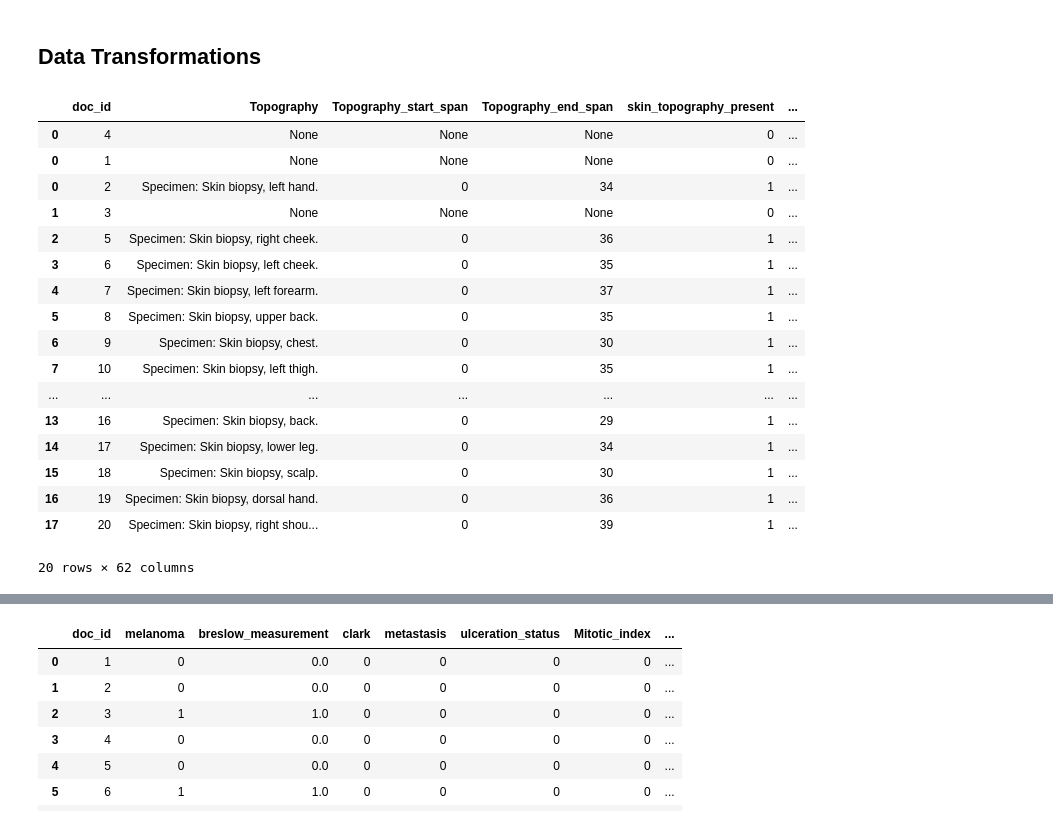
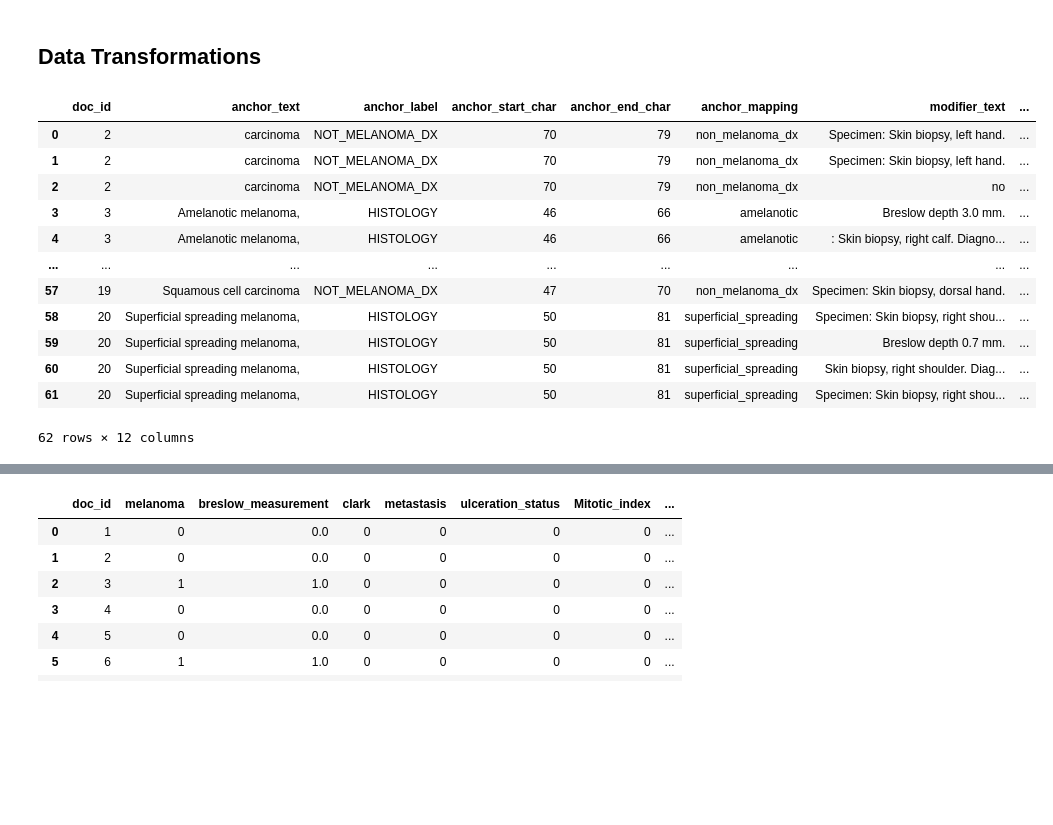
Before and after one commit to VINCI-AppliedNLP/melanoma_NLP, a Jupyter notebook: notebooks/provider_nlp/melanoma_nlp_run_pipeline.ipynb, the cells around one changed output, grey strips where cells are left out. Drawn from its saved outputs; the diff is of its cells as text; code cells hidden in the pictures; blank space fills up the shorter version.

```diff
--- a/notebooks/provider_nlp/melanoma_nlp_run_pipeline.ipynb
+++ b/notebooks/provider_nlp/melanoma_nlp_run_pipeline.ipynb
@@ -78,24 +78,19 @@ Box(children=(HBox(children=(RadioButtons(options=('Ent', 'Dep', 'Both'), value=
 # %%
 # Data will undergo multiple transformations, including pivots, groupings, and some minor changes based on reasoning (See Overview_of_melanoma_pipeline_20250725.doc)
 # You may explore dataframes in earlier stages of transformation within transform_dict
 transform_dict = data_transformation(docIDs=notes_df["docID"].tolist(), docs=docs)
-transform_dict["top_grouped"]
+transform_dict['long_df'] #Long format dataframe with one row per concept per docID
 # %% [output]
-|  | doc_id | Topography | Topography_start_span | Topography_end_span | skin_topography_present | ... |
-| 0 | 4 | None | None | None | 0 | ... |
-| 0 | 1 | None | None | None | 0 | ... |
-| 0 | 2 | Specimen: Skin biopsy, left hand. | 0 | 34 | 1 | ... |
-| 1 | 3 | None | None | None | 0 | ... |
-| 2 | 5 | Specimen: Skin biopsy, right cheek. | 0 | 36 | 1 | ... |
-| 3 | 6 | Specimen: Skin biopsy, left cheek. | 0 | 35 | 1 | ... |
-| 4 | 7 | Specimen: Skin biopsy, left forearm. | 0 | 37 | 1 | ... |
-| 5 | 8 | Specimen: Skin biopsy, upper back. | 0 | 35 | 1 | ... |
-| 6 | 9 | Specimen: Skin biopsy, chest. | 0 | 30 | 1 | ... |
-| 7 | 10 | Specimen: Skin biopsy, left thigh. | 0 | 35 | 1 | ... |
-| ... | ... | ... | ... | ... | ... | ... |
-| 13 | 16 | Specimen: Skin biopsy, back. | 0 | 29 | 1 | ... |
-| 14 | 17 | Specimen: Skin biopsy, lower leg. | 0 | 34 | 1 | ... |
-| 15 | 18 | Specimen: Skin biopsy, scalp. | 0 | 30 | 1 | ... |
-| 16 | 19 | Specimen: Skin biopsy, dorsal hand. | 0 | 36 | 1 | ... |
-| 17 | 20 | Specimen: Skin biopsy, right shou... | 0 | 39 | 1 | ... |
+|  | doc_id | anchor_text | anchor_label | anchor_start_char | anchor_end_char | anchor_mapping | modifier_text | ... |
+| 0 | 2 | carcinoma | NOT_MELANOMA_DX | 70 | 79 | non_melanoma_dx | Specimen: Skin biopsy, left hand. | ... |
+| 1 | 2 | carcinoma | NOT_MELANOMA_DX | 70 | 79 | non_melanoma_dx | Specimen: Skin biopsy, left hand. | ... |
+| 2 | 2 | carcinoma | NOT_MELANOMA_DX | 70 | 79 | non_melanoma_dx | no | ... |
+| 3 | 3 | Amelanotic melanoma, | HISTOLOGY | 46 | 66 | amelanotic | Breslow depth 3.0 mm. | ... |
+| 4 | 3 | Amelanotic melanoma, | HISTOLOGY | 46 | 66 | amelanotic | : Skin biopsy, right calf. Diagno... | ... |
+| ... | ... | ... | ... | ... | ... | ... | ... | ... |
+| 57 | 19 | Squamous cell carcinoma | NOT_MELANOMA_DX | 47 | 70 | non_melanoma_dx | Specimen: Skin biopsy, dorsal hand. | ... |
+| 58 | 20 | Superficial spreading melanoma, | HISTOLOGY | 50 | 81 | superficial_spreading | Specimen: Skin biopsy, right shou... | ... |
+| 59 | 20 | Superficial spreading melanoma, | HISTOLOGY | 50 | 81 | superficial_spreading | Breslow depth 0.7 mm. | ... |
+| 60 | 20 | Superficial spreading melanoma, | HISTOLOGY | 50 | 81 | superficial_spreading | Skin biopsy, right shoulder. Diag... | ... |
+| 61 | 20 | Superficial spreading melanoma, | HISTOLOGY | 50 | 81 | superficial_spreading | Specimen: Skin biopsy, right shou... | ... |
-20 rows × 62 columns
+62 rows × 12 columns
```
Also changed, not shown: parts of 1 cell of this notebook, 4 other files.
